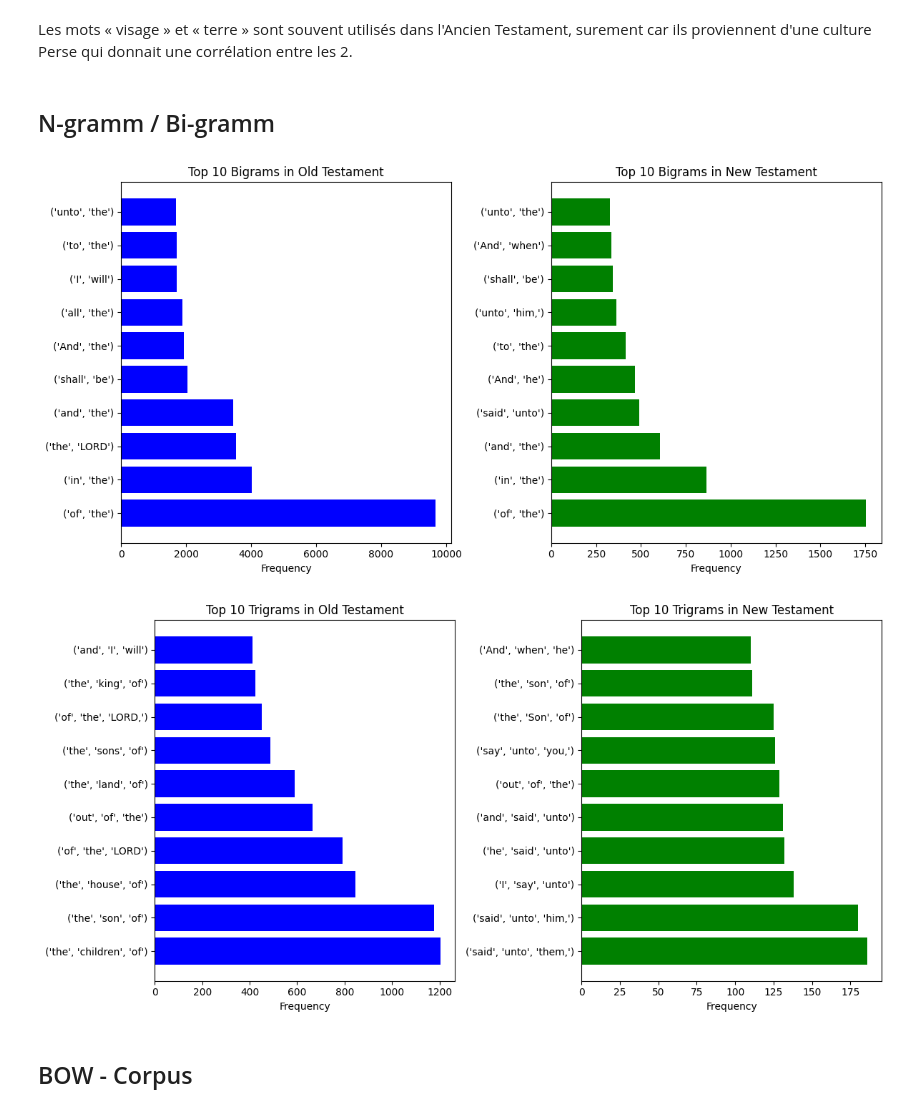
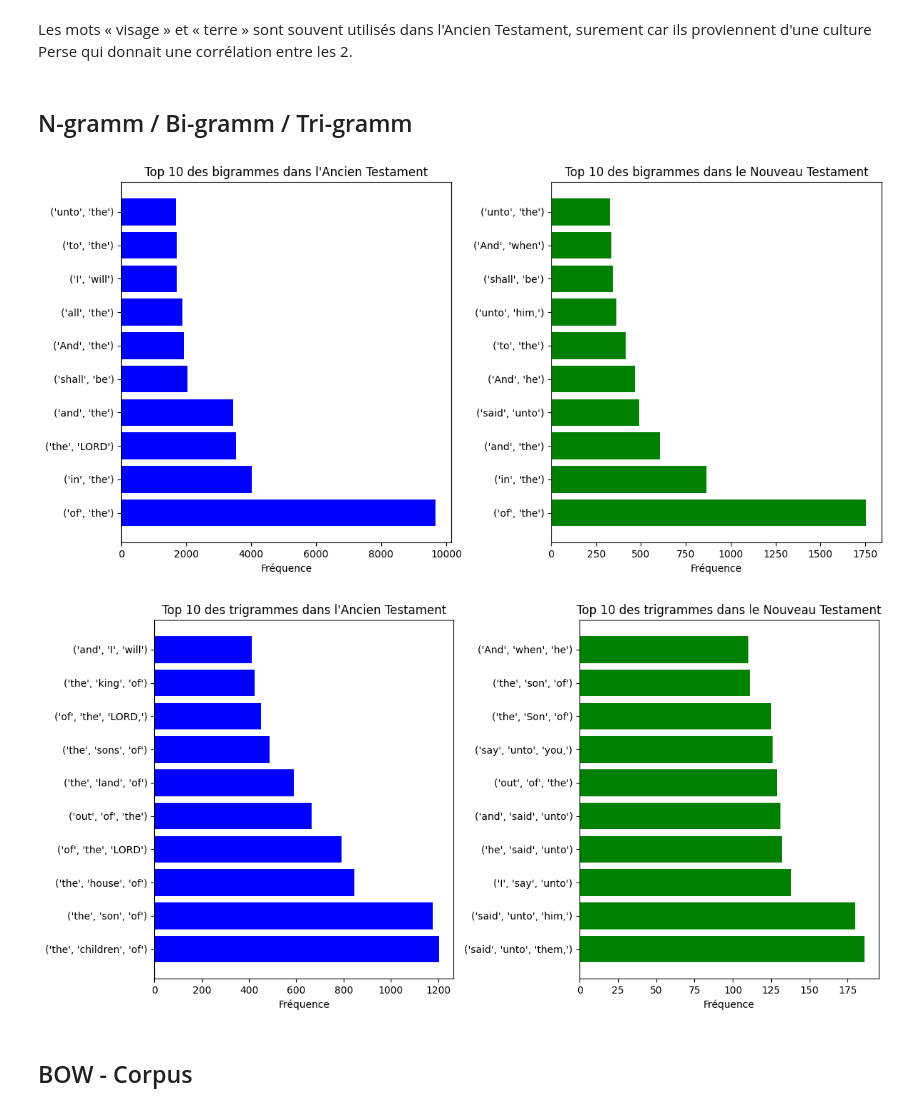
Before and after one commit to nastoo/datascience, a Jupyter notebook: TP_V2.ipynb, the cells around one changed output. Drawn from its saved outputs; the diff is of its cells as text; code cells hidden in the pictures.

```diff
--- a/TP_V2.ipynb
+++ b/TP_V2.ipynb
@@ -416,91 +411,91 @@ plt.show()
 # %% [markdown]
 Les mots « visage » et « terre » sont souvent utilisés dans l'Ancien Testament, surement car ils proviennent d'une culture Perse qui donnait une corrélation entre les 2.
 # %% [markdown]
-## N-gramm / Bi-gramm
+## N-gramm / Bi-gramm / Tri-gramm
 # %%
-# Function to get the most frequent n-grams
+# Fonction pour obtenir les n-grammes les plus fréquents
 def get_most_frequent_ngrams(text, n, top_k):
-    # Tokenize the text into words
+    # Tokeniser le texte en mots
     words = text.split()
 
-    # Generate the n-grams
+    # Générer les n-grammes
     ngrams_list = list(ngrams(words, n))
 
-    # Count the frequency of each n-gram
+    # Compter la fréquence de chaque n-gramme
     ngrams_freq = Counter(ngrams_list)
 
-    # Get the top k most frequent n-grams
+    # Obtenir les k n-grammes les plus fréquents
     top_ngrams = ngrams_freq.most_common(top_k)
 
     return top_ngrams
 
-# Get the most frequent bigrams in the Old Testament
+# Obtenir les bigrammes les plus fréquents dans l'Ancien Testament
 old_testament_bigrams = get_most_frequent_ngrams(old_testament_text, 2, 10)
 
-# Get the most frequent bigrams in the New Testament
+# Obtenir les bigrammes les plus fréquents dans le Nouveau Testament
 new_testament_bigrams = get_most_frequent_ngrams(new_testament_text, 2, 10)
 
-# Plot bar graphs for Old and New Testament bigrams
+# Tracer les graphiques à barres pour les bigrammes de l'Ancien et du Nouveau Testament
 fig, axes = plt.subplots(1, 2, figsize=(12, 6))
 
-# Old Testament Bigrams
+# Bigrammes de l'Ancien Testament
 axes[0].barh([str(bigram) for bigram, frequency in old_testament_bigrams], [frequency for bigram, frequency in old_testament_bigrams], color='blue')
-axes[0].set_title('Top 10 Bigrams in Old Testament')
-axes[0].set_xlabel('Frequency')
+axes[0].set_title('Top 10 des bigrammes dans l\'Ancien Testament')
+axes[0].set_xlabel('Fréquence')
 
-# New Testament Bigrams
+# Bigrammes du Nouveau Testament
 axes[1].barh([str(bigram) for bigram, frequency in new_testament_bigrams], [frequency for bigram, frequency in new_testament_bigrams], color='green')
-axes[1].set_title('Top 10 Bigrams in New Testament')
-axes[1].set_xlabel('Frequency')
+axes[1].set_title('Top 10 des bigrammes dans le Nouveau Testament')
+axes[1].set_xlabel('Fréquence')
 
 plt.tight_layout()
 plt.show()
 # %% [output]
-[figure, old version]
+[figure, new version]
 # %%
-# Function to get the most frequent n-grams
+# Fonction pour obtenir les n-grammes les plus fréquents
 def get_most_frequent_ngrams(text, n, top_k):
-    # Tokenize the text into words
+    # Tokeniser le texte en mots
     words = text.split()
 
-    # Generate the n-grams
+    # Générer les n-grammes
     ngrams_list = list(ngrams(words, n))
 
-    # Count the frequency of each n-gram
+    # Compter la fréquence de chaque n-gramme
     ngrams_freq = Counter(ngrams_list)
 
-    # Get the top k most frequent n-grams
+    # Obtenir les k n-grammes les plus fréquents
     top_ngrams = ngrams_freq.most_common(top_k)
 
     return top_ngrams
 
-# Get the most frequent trigrams in the Old Testament
+# Obtenir les trigrammes les plus fréquents dans l'Ancien Testament
 old_testament_trigrams = get_most_frequent_ngrams(old_testament_text, 3, 10)
 
-# Get the most frequent trigrams in the New Testament
+# Obtenir les trigrammes les plus fréquents dans le Nouveau Testament
 new_testament_trigrams = get_most_frequent_ngrams(new_testament_text, 3, 10)
 
-# Sort trigrams by frequency in descending order
+# Trier les trigrammes par fréquence en ordre décroissant
 old_testament_trigrams.sort(key=lambda x: x[1], reverse=True)
 new_testament_trigrams.sort(key=lambda x: x[1], reverse=True)
 
-# Plot bar graphs for Old and New Testament trigrams
+# Tracer les graphiques à barres pour les trigrammes de l'Ancien et du Nouveau Testament
 fig, axes = plt.subplots(1, 2, figsize=(12, 6))
 
-# Old Testament Trigrams
+# Trigrammes de l'Ancien Testament
 axes[0].barh([str(trigram) for trigram, frequency in old_testament_trigrams], [frequency for trigram, frequency in old_testament_trigrams], color='blue')
-axes[0].set_title('Top 10 Trigrams in Old Testament')
-axes[0].set_xlabel('Frequency')
+axes[0].set_title('Top 10 des trigrammes dans l\'Ancien Testament')
+axes[0].set_xlabel('Fréquence')
 
-# New Testament Trigrams
+# Trigrammes du Nouveau Testament
 axes[1].barh([str(trigram) for trigram, frequency in new_testament_trigrams], [frequency for trigram, frequency in new_testament_trigrams], color='green')
-axes[1].set_title('Top 10 Trigrams in New Testament')
-axes[1].set_xlabel('Frequency')
+axes[1].set_title('Top 10 des trigrammes dans le Nouveau Testament')
+axes[1].set_xlabel('Fréquence')
 
 plt.tight_layout()
 plt.show()
 # %% [output]
-[figure, old version]
+[figure, new version]
 # %% [markdown]
 ## BOW - Corpus
 # %%
```
Also changed, not shown: parts of 38 cells of this notebook, 2 other files.
